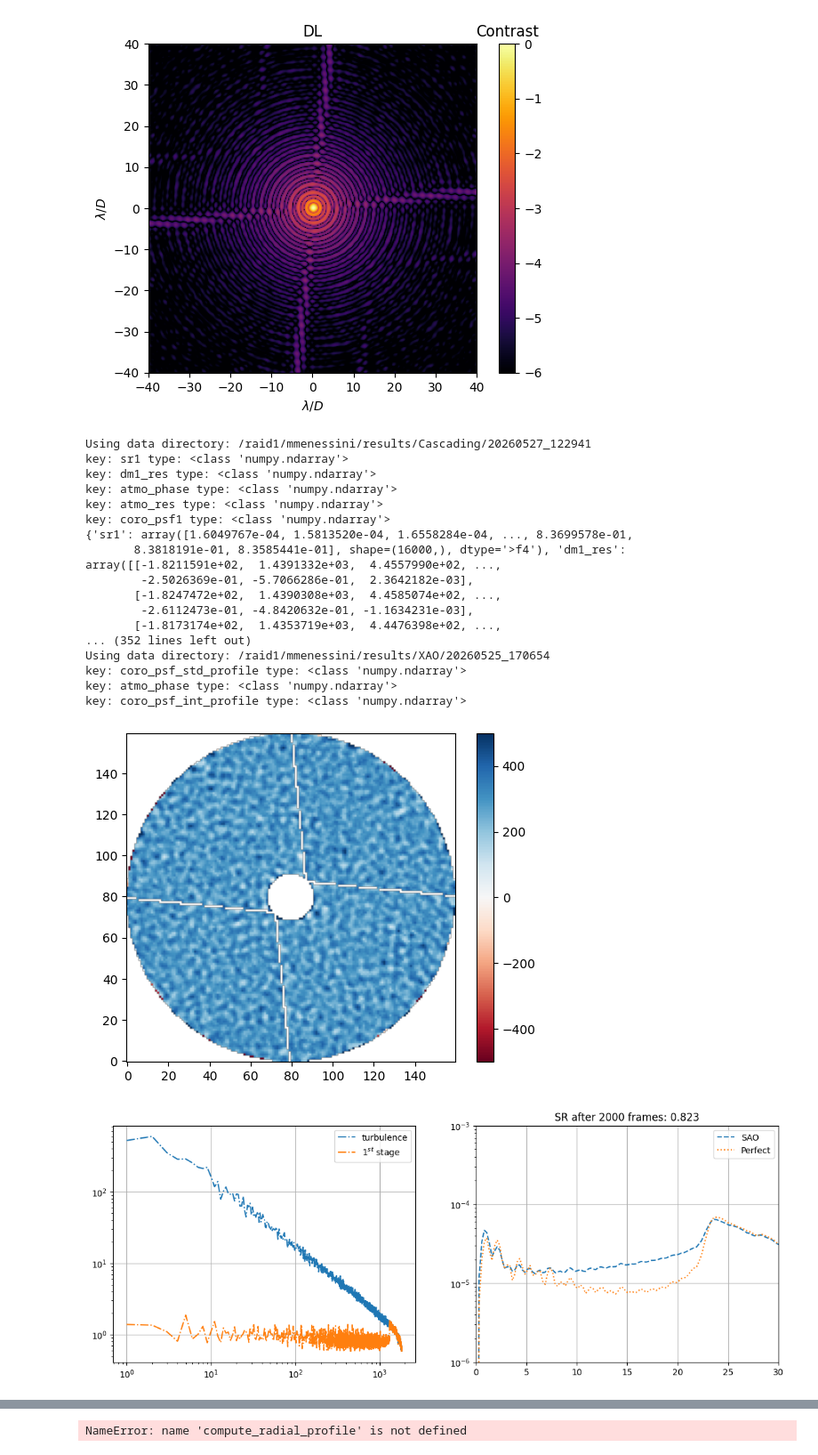
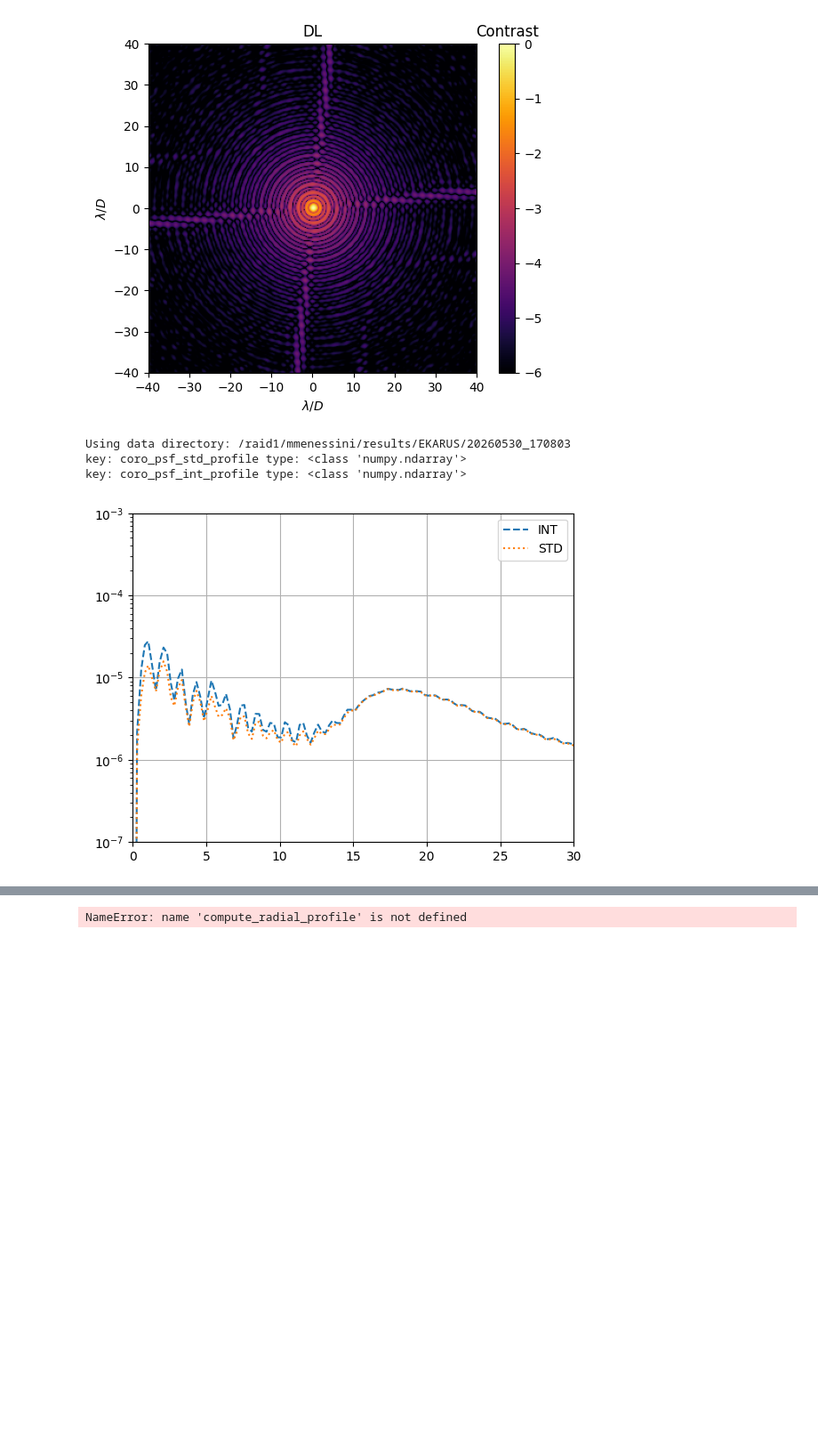
Before and after one commit to Menessao/SPECULA, a Jupyter notebook: config/SensorFusion/paperPlots.ipynb, the cells around one changed output, grey strips where cells are left out. Shown at 89% size. Cells and saved outputs as stored; diff of their text form; code cells hidden in the pictures; blank space fills up the shorter version.

```diff
--- a/config/SensorFusion/paperPlots.ipynb
+++ b/config/SensorFusion/paperPlots.ipynb
@@ -49,7 +56,7 @@ show_psf(psf_dl, title='DL', cmap='inferno', ext=0.5, oversampling=oversampling,
 # %% [output]
 [figure]
 # %%
-data = get_sim_data(root_dir=cascading_dir,tn='20260527_122941') #,tn='20260527_122941
+data = get_sim_data(root_dir=ekarus_dir)#,tn='20260527_122941') #,tn='20260527_122941
 
 try:
     amps = data['atmo_phase'][:,0,:,:]
@@ -61,11 +68,35 @@ try:
 except KeyError:
     pass
 try:
+    init = int(0.5/0.001)
+    coro_profile = data['coro_psf'][0]
+    sr = data['sr']
+    plt.figure(figsize=(14,5))
+    plt.subplot(1,2,2)
+    plt.semilogy(coro_profile[0],coro_profile[1]*oversampling**2,'--',label='SAO')
+    plt.ylim([1e-6,1e-3])
+    plt.xlim([0,30])
+    plt.title(f'SR after {init} frames: {np.mean(sr[init:]):1.3f}')
+    plt.legend()
+    plt.grid()
+    mode_rms = lambda vec: np.sqrt(np.mean(vec**2,axis=0))
+    atmo_rms = mode_rms(data['atmo_res'][init:])
+    dm1_rms = mode_rms(data['dm_res'][init:])
+    x = np.arange(len(atmo_rms))+1
+    plt.subplot(1,2,1)
+    plt.loglog(x,atmo_rms,'-.',label='turbulence')
+    plt.loglog(x,dm1_rms,'-.',label=r'AO correction')
+    plt.legend()
+    plt.grid()
+except KeyError:
+    pass
+
+try:
     coro_std = data['coro_psf_std_profile'][0]
     coro_int = data['coro_psf_int_profile'][0]
     plt.figure()
-    plt.semilogy(coro_int[0],coro_int[1]*oversampling**2,'--',label='INT') #
-    plt.semilogy(coro_std[0],coro_std[1]*oversampling**2,':',label='STD') #
+    plt.semilogy(coro_int[0],coro_int[1],'--',label='INT') #*oversampling**2
+    plt.semilogy(coro_std[0],coro_std[1],':',label='STD') #*oversampling**2
     plt.ylim([1e-7,1e-3])
     plt.xlim([0,30])
     plt.legend()
@@ -82,50 +113,35 @@ except KeyError:
         coro_profile = data['coro_psf2'][0]
     except KeyError:
         coro_profile = data['coro_psf1'][0]
     plt.figure(figsize=(14,5))
     plt.subplot(1,2,2)
     plt.semilogy(coro_profile[0],coro_profile[1]*oversampling**2,'--',label='SAO')
     plt.semilogy(coro_std[0],coro_std[1]*oversampling**2,':',label='Perfect')
     plt.ylim([1e-6,1e-3])
     plt.xlim([0,30])
     plt.title(f'SR after {init} frames: {np.mean(sr[init:]):1.3f}')
     plt.legend()
     plt.grid()
 
     mode_rms = lambda vec: np.sqrt(np.mean(vec**2,axis=0))
     atmo_rms = mode_rms(data['atmo_res'][init:])
     dm1_rms = mode_rms(data['dm1_res'][init:])
     x = np.arange(len(atmo_rms))+1
     plt.subplot(1,2,1)
     plt.loglog(x,atmo_rms,'-.',label='turbulence')
     plt.loglog(x,dm1_rms,'-.',label=r'$1^{st}$ stage')
     try:
         dm2_rms = mode_rms(data['dm2_res'][init:])
         plt.loglog(x,dm2_rms,'-.',label=r'$2^{nd}$ stage')
     except KeyError:
         pass
     plt.legend()
     plt.grid()
 # %% [output]
-Using data directory: /raid1/mmenessini/results/Cascading/20260527_122941
-key: sr1 type: <class 'numpy.ndarray'>
-key: dm1_res type: <class 'numpy.ndarray'>
-key: atmo_phase type: <class 'numpy.ndarray'>
-key: atmo_res type: <class 'numpy.ndarray'>
-key: coro_psf1 type: <class 'numpy.ndarray'>
-{'sr1': array([1.6049767e-04, 1.5813520e-04, 1.6558284e-04, ..., 8.3699578e-01,
-       8.3818191e-01, 8.3585441e-01], shape=(16000,), dtype='>f4'), 'dm1_res': array([[-1.8211591e+02,  1.4391332e+03,  4.4557990e+02, ...,
-        -2.5026369e-01, -5.7066286e-01,  2.3642182e-03],
-       [-1.8247472e+02,  1.4390308e+03,  4.4585074e+02, ...,
-        -2.6112473e-01, -4.8420632e-01, -1.1634231e-03],
-       [-1.8173174e+02,  1.4353719e+03,  4.4476398e+02, ...,
-... (352 lines left out)
-Using data directory: /raid1/mmenessini/results/XAO/20260525_170654
+Using data directory: /raid1/mmenessini/results/EKARUS/20260530_170803
 key: coro_psf_std_profile type: <class 'numpy.ndarray'>
-key: atmo_phase type: <class 'numpy.ndarray'>
 key: coro_psf_int_profile type: <class 'numpy.ndarray'>
-[figure, old version]
+[figure, new version]
-[figure, removed]
 # %%
 # frames = fits.getdata('/raid1/mmenessini/calibration/XAO/frames/pyr0.0_24x24_pc500modes_frames.fits')
 # ref_frame = fits.getdata('/raid1/mmenessini/calibration/XAO/frames/pyr0.0_24x24_frame.fits')[0]
```
Also changed, not shown: parts of 5 cells of this notebook, 8 other files.
